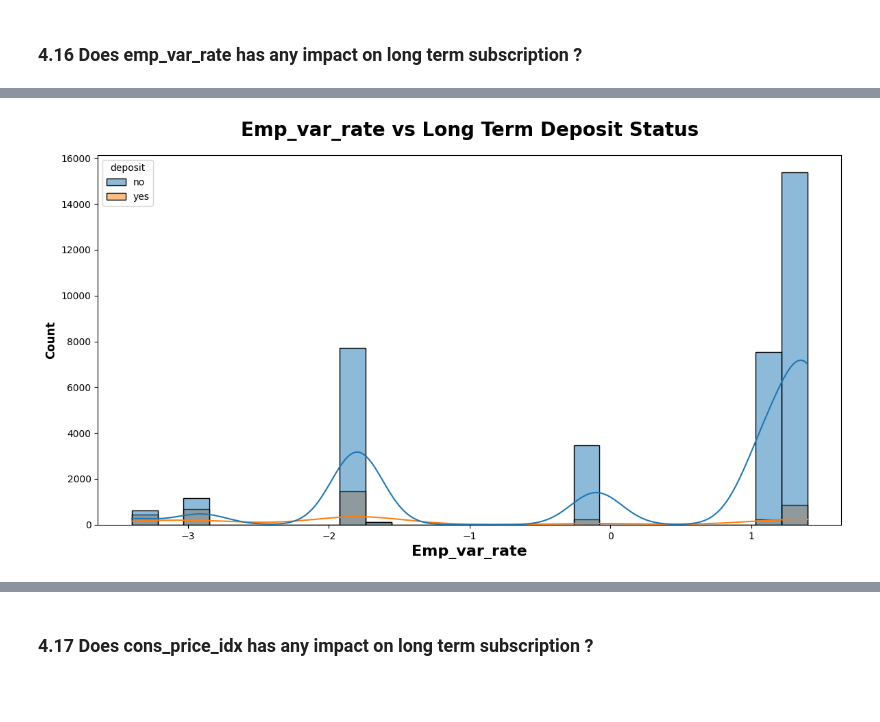
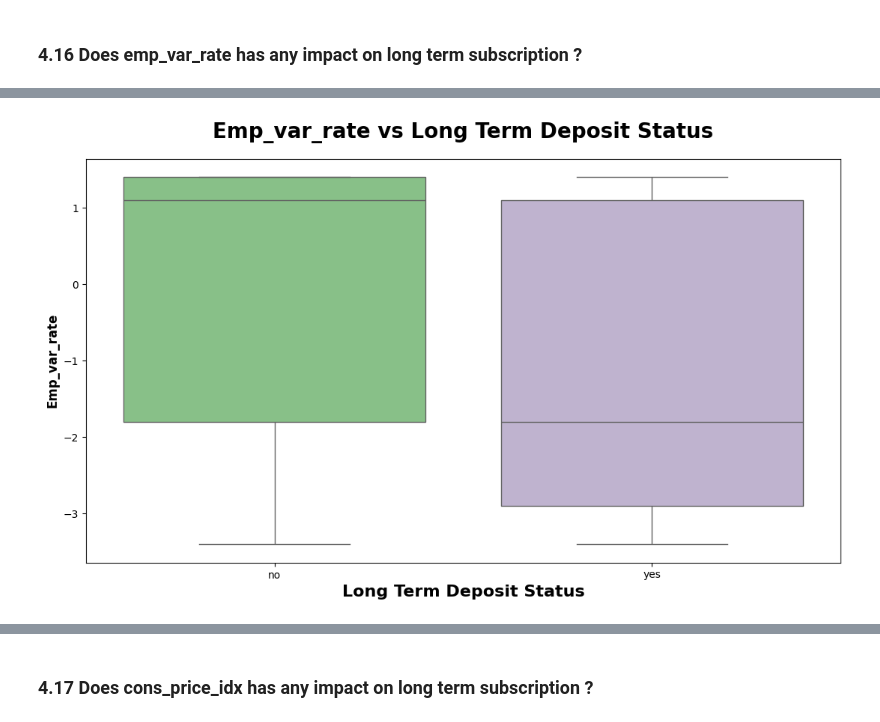
Before and after one commit to Pranavd8551/Long_term_deposit_prediction, a Jupyter notebook: notebook/1_EDA_US_visa.ipynb, the cells around one changed output, grey strips where cells are left out. Saved outputs shown, nothing was run; the diff lists cells and outputs as text; code cells hidden in the pictures; blank space fills up the shorter version.

```diff
--- a/notebook/1_EDA_US_visa.ipynb
+++ b/notebook/1_EDA_US_visa.ipynb
@@ -1089,11 +1224,12 @@ emp_var_rate  deposit
               yes          866
 Name: count, dtype: int64
 # %%
-plt.subplots(figsize=(14,7))
-sns.histplot(x="emp_var_rate",hue="deposit", data=df, kde=True)
-plt.title("Emp_var_rate vs Long Term Deposit Status", weight="bold",fontsize=20, pad=20)
-plt.xlabel("Emp_var_rate", weight="bold", fontsize=16)
-plt.ylabel("Count", weight="bold", fontsize=12)
+
+plt.subplots(figsize=(13,7))
+sns.boxplot(x="deposit", y="emp_var_rate", data=df, palette="Accent")
+plt.title("Emp_var_rate vs Long Term Deposit Status", weight="bold", fontsize=20, pad=20)
+plt.ylabel("Emp_var_rate", weight="bold", fontsize=12)
+plt.xlabel("Long Term Deposit Status", weight="bold", fontsize=16)
 plt.show()
 # %% [output]
-[figure, old version]
+[figure, new version]
```
Also changed, not shown: parts of 105 cells of this notebook.
